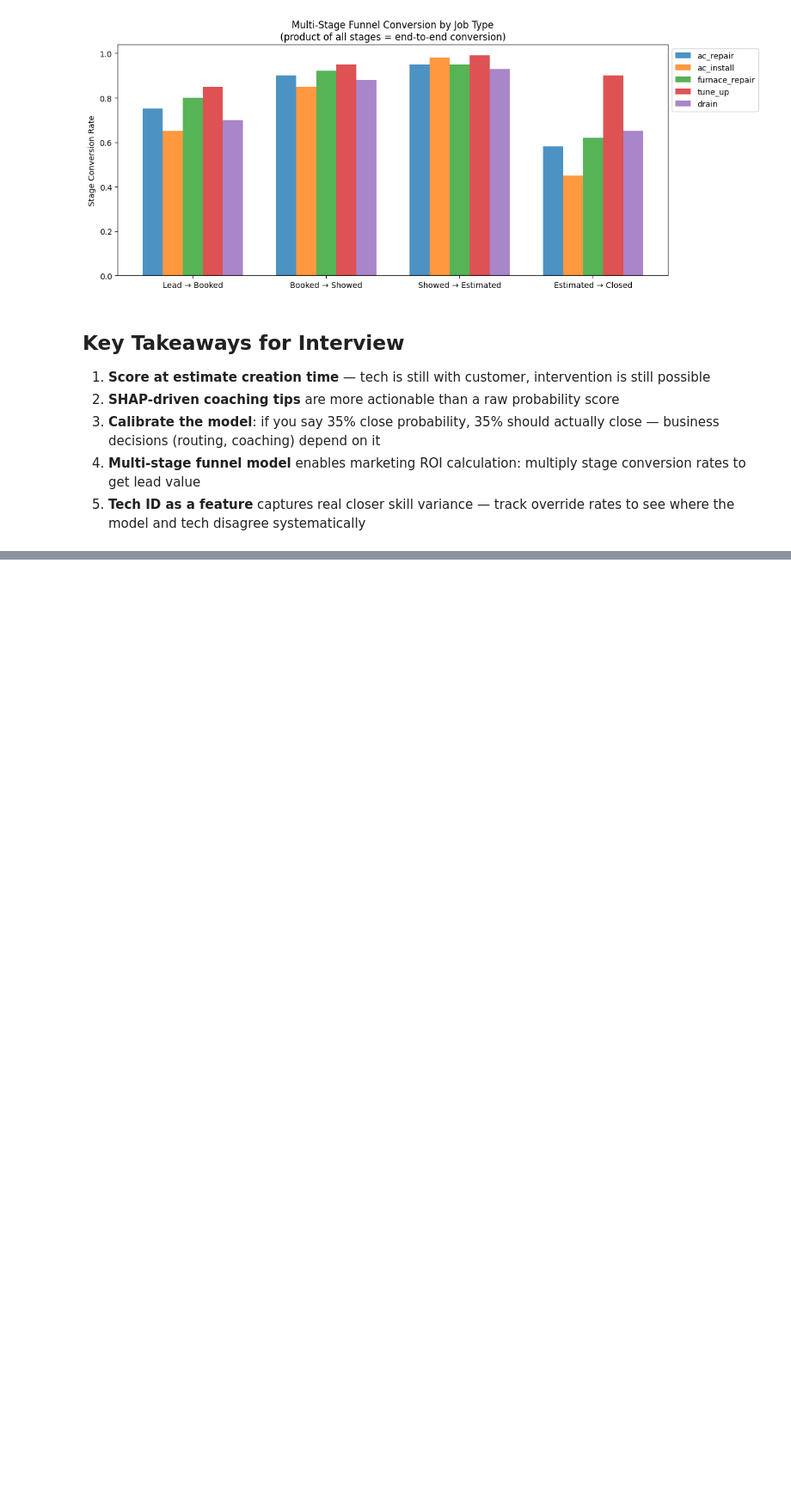
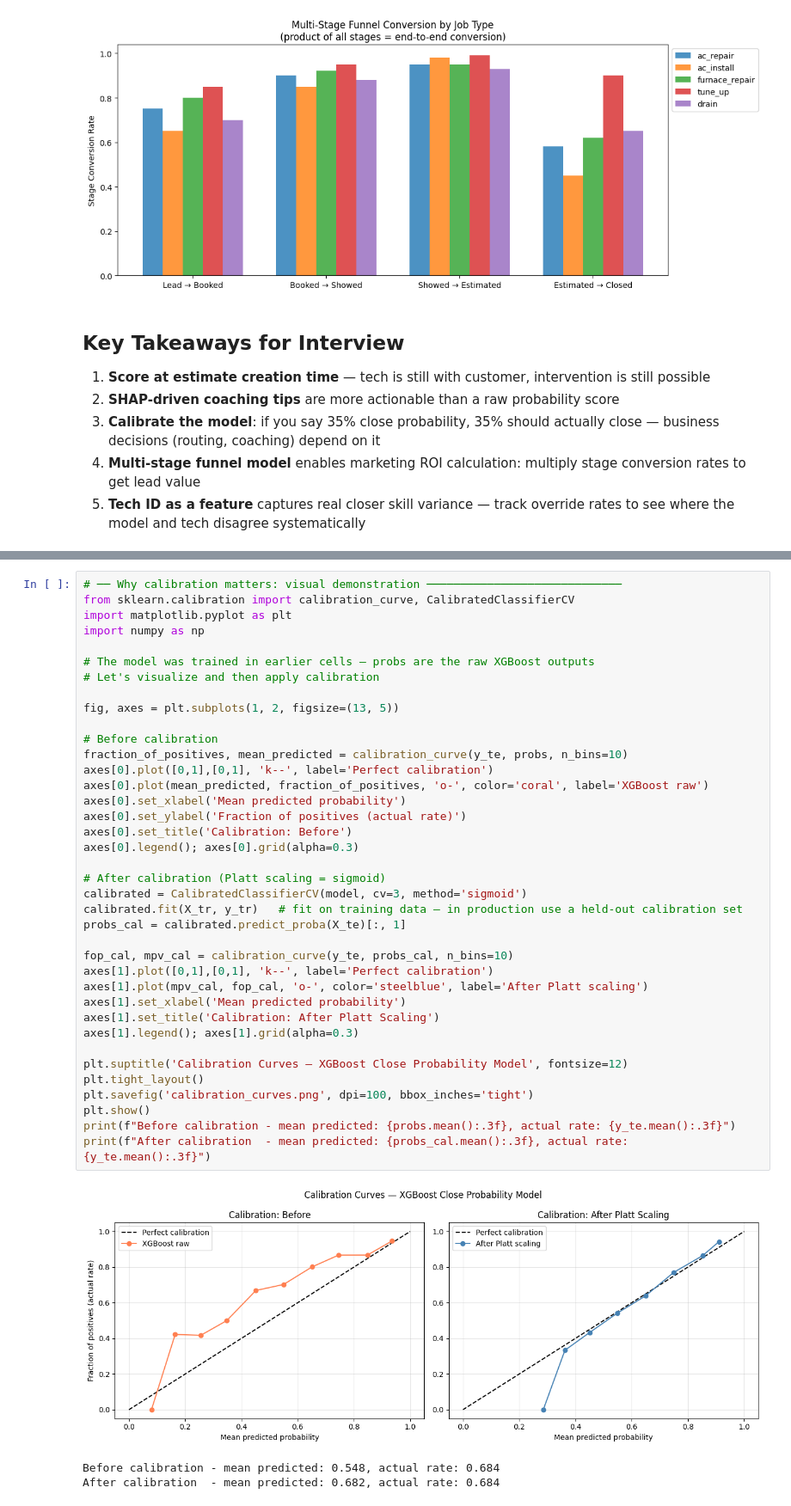
Before and after one commit to sp7412/servicetitan-ml-portfolio, a Jupyter notebook: 06_lead_to_close_funnel.ipynb, the cells around one changed output, grey strips where cells are left out. Shown at 86% size. Drawn from its saved outputs; the diff is of its cells as text; blank space fills up the shorter version.

```diff
--- a/06_lead_to_close_funnel.ipynb
+++ b/06_lead_to_close_funnel.ipynb
@@ -220,0 +260,42 @@ drain               : End-to-end lead → close = 37.2%
+# %%
+# ── Why calibration matters: visual demonstration ─────────────────────────────
+from sklearn.calibration import calibration_curve, CalibratedClassifierCV
+import matplotlib.pyplot as plt
+import numpy as np
+
+# The model was trained in earlier cells — probs are the raw XGBoost outputs
+# Let's visualize and then apply calibration
+
+fig, axes = plt.subplots(1, 2, figsize=(13, 5))
+
+# Before calibration
+fraction_of_positives, mean_predicted = calibration_curve(y_te, probs, n_bins=10)
+axes[0].plot([0,1],[0,1], 'k--', label='Perfect calibration')
+axes[0].plot(mean_predicted, fraction_of_positives, 'o-', color='coral', label='XGBoost raw')
+axes[0].set_xlabel('Mean predicted probability')
+axes[0].set_ylabel('Fraction of positives (actual rate)')
+axes[0].set_title('Calibration: Before')
+axes[0].legend(); axes[0].grid(alpha=0.3)
+
+# After calibration (Platt scaling = sigmoid)
+calibrated = CalibratedClassifierCV(model, cv=3, method='sigmoid')
+calibrated.fit(X_tr, y_tr)   # fit on training data — in production use a held-out calibration set
+probs_cal = calibrated.predict_proba(X_te)[:, 1]
+
+fop_cal, mpv_cal = calibration_curve(y_te, probs_cal, n_bins=10)
+axes[1].plot([0,1],[0,1], 'k--', label='Perfect calibration')
+axes[1].plot(mpv_cal, fop_cal, 'o-', color='steelblue', label='After Platt scaling')
+axes[1].set_xlabel('Mean predicted probability')
+axes[1].set_title('Calibration: After Platt Scaling')
+axes[1].legend(); axes[1].grid(alpha=0.3)
+
+plt.suptitle('Calibration Curves — XGBoost Close Probability Model', fontsize=12)
+plt.tight_layout()
+plt.savefig('calibration_curves.png', dpi=100, bbox_inches='tight')
+plt.show()
+print(f"Before calibration - mean predicted: {probs.mean():.3f}, actual rate: {y_te.mean():.3f}")
+print(f"After calibration  - mean predicted: {probs_cal.mean():.3f}, actual rate: {y_te.mean():.3f}")
+# %% [output]
+[figure, added]
+Before calibration - mean predicted: 0.548, actual rate: 0.684
+After calibration  - mean predicted: 0.682, actual rate: 0.684
```
Also changed, not shown: parts of 2 cells of this notebook, 3 other files.
